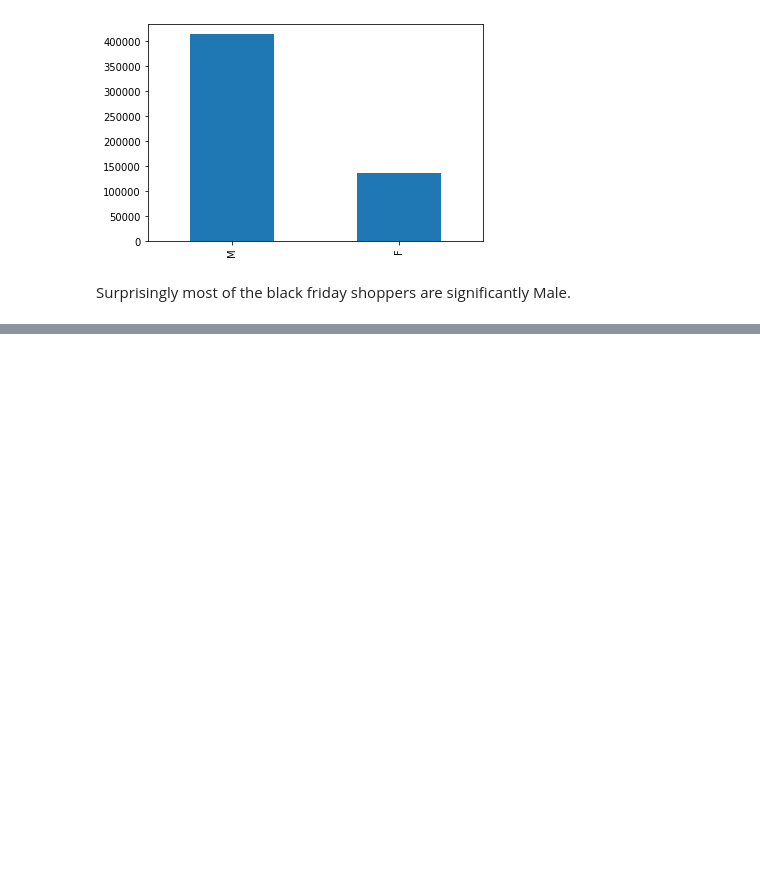
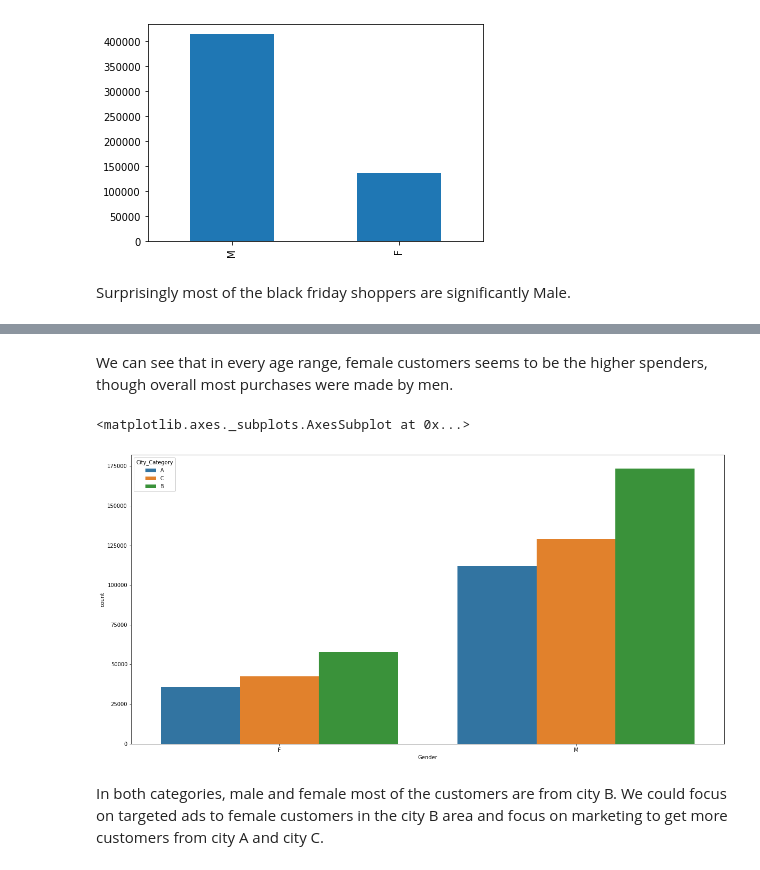
Before and after one commit to pk2971/EDA-Black-Friday-Shoppers, a Jupyter notebook: EDA_Black_Friday.ipynb, the cells around one changed output, grey strips where cells are left out. Drawn from its saved outputs; the diff is of its cells as text; code cells hidden in the pictures; blank space fills up the shorter version.

```diff
--- a/EDA_Black_Friday.ipynb
+++ b/EDA_Black_Friday.ipynb
@@ -40,0 +55,10 @@ Surprisingly most of the black friday shoppers are significantly Male.
+# %% [markdown]
+We can see that in every age range, female customers seems to be the higher spenders, though overall most purchases were made by men.
+# %%
+plt.figure(figsize=(20,10))
+sns.countplot(df['Gender'],hue=df['City_Category'])
+# %% [output]
+<matplotlib.axes._subplots.AxesSubplot at 0x...>
+[figure, added]
+# %% [markdown]
+In both categories, male and female most of the customers are from city B. We could focus on targeted ads to female customers in the city B area and focus on marketing to get more customers from city A and city C.
```
Also changed, not shown: parts of 5 cells of this notebook.
